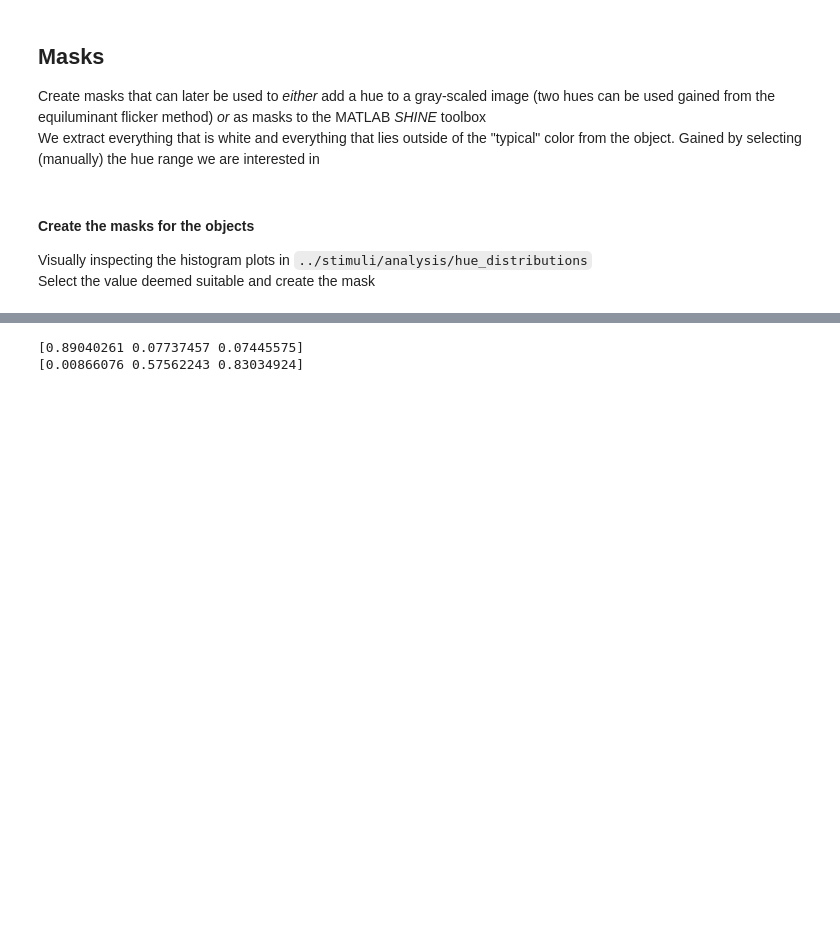
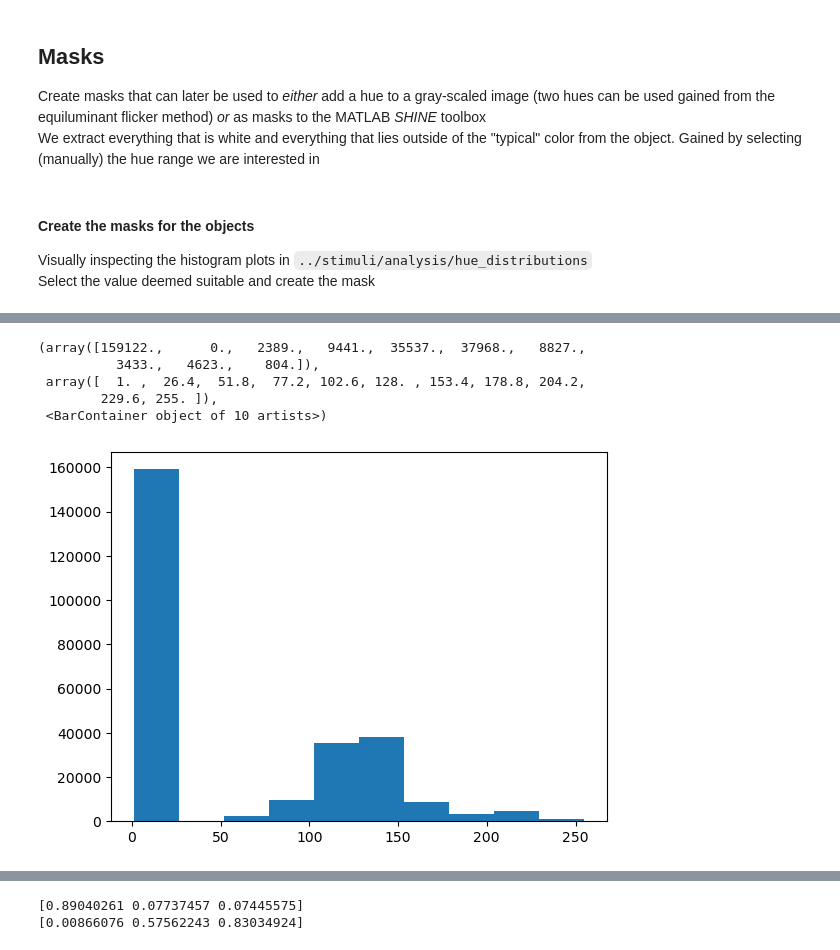
Before and after one commit to PibeChorro/BR-and-memory-color, a Jupyter notebook: code/stimuli_playground.ipynb, the cells around one changed output, grey strips where cells are left out. Cells and saved outputs as stored; diff of their text form; code cells hidden in the pictures; blank space fills up the shorter version.

```diff
--- a/code/stimuli_playground.ipynb
+++ b/code/stimuli_playground.ipynb
@@ -216,6 +223,7 @@ for stim in stimuli:
 
     # save the big mask
     big_mask_img = big_mask.astype(np.uint8)*255
+    big_mask_img = cv2.cvtColor(big_mask_img, cv2.COLOR_GRAY2BGR)
     cv2.imwrite(os.path.join(mask_dir,stim), big_mask_img)
 
     # create a histogram of the hue values in the image for later mask creation
@@ -443,26 +373,0 @@ plt.imshow(new_mask,cmap=plt.cm.gray)
-# %%
-# color image
-stim = 'yellow_lemons.png'
-path = os.path.join(true_color_stim_dir,stim)
-color_img = cv2.imread(path)
-color_hls = cv2.cvtColor(img, cv2.COLOR_BGR2HLS)
-cH, cL, cS = cv2.split(color_hls)
-
-# read in the grayscaled image of the lemons
-stim = 'lemons.png'
-path = os.path.join(grey_stim_dir,stim)
-img = cv2.imread(path)
-
-yellow = 30
-blue = 120
-# transform grayscaled image into HLS
-hls = cv2.cvtColor(img, cv2.COLOR_BGR2HLS)
-H, L, S = cv2.split(hls)
-H[new_mask==1] += yellow
-hls_new = cv2.merge((H, L, cS))
-H[new_mask==1] += blue
-hls_inv = cv2.merge((H, L, cS))
-new_img = cv2.cvtColor(hls_new, cv2.COLOR_HLS2RGB)
-inv_img = cv2.cvtColor(hls_inv, cv2.COLOR_HLS2RGB)
-
-#plt.imshow(new_img)
@@ -497,0 +392,14 @@ plt.close(fig=fig)
+# %%
+green_pixel = np.array([[[0.0,0.0,0.6]]],dtype=np.float32)
+green_lab = cv2.cvtColor(green_pixel, cv2.COLOR_RGB2LAB)
+print(green_lab)
+L, a, b = cv2.split(green_lab)
+magnitude, angle = cv2.cartToPolar(a, b, angleInDegrees=True)
+angle_new = angle + 180.0
+a_new, b_new = cv2.polarToCart(magnitude, angle_new, angleInDegrees=True)
+green_lab_inv = cv2.merge((L,a_new,b_new))
+print(green_lab_inv)
+green_rgb_inv = cv2.cvtColor(green_lab_inv, cv2.COLOR_LAB2RGB)
+print(green_rgb_inv)
+sanity = cv2.cvtColor(green_rgb_inv, cv2.COLOR_RGB2LAB)
+print(sanity)
@@ -497,0 +493,9 @@ plt.close(fig=fig)
+# %%
+plt.hist(new_L.flatten())
+# %% [output]
+(array([159122.,      0.,   2389.,   9441.,  35537.,  37968.,   8827.,
+          3433.,   4623.,    804.]),
+ array([  1. ,  26.4,  51.8,  77.2, 102.6, 128. , 153.4, 178.8, 204.2,
+        229.6, 255. ]),
+ <BarContainer object of 10 artists>)
+[figure, added]
```
Also changed, not shown: parts of 21 cells of this notebook.
